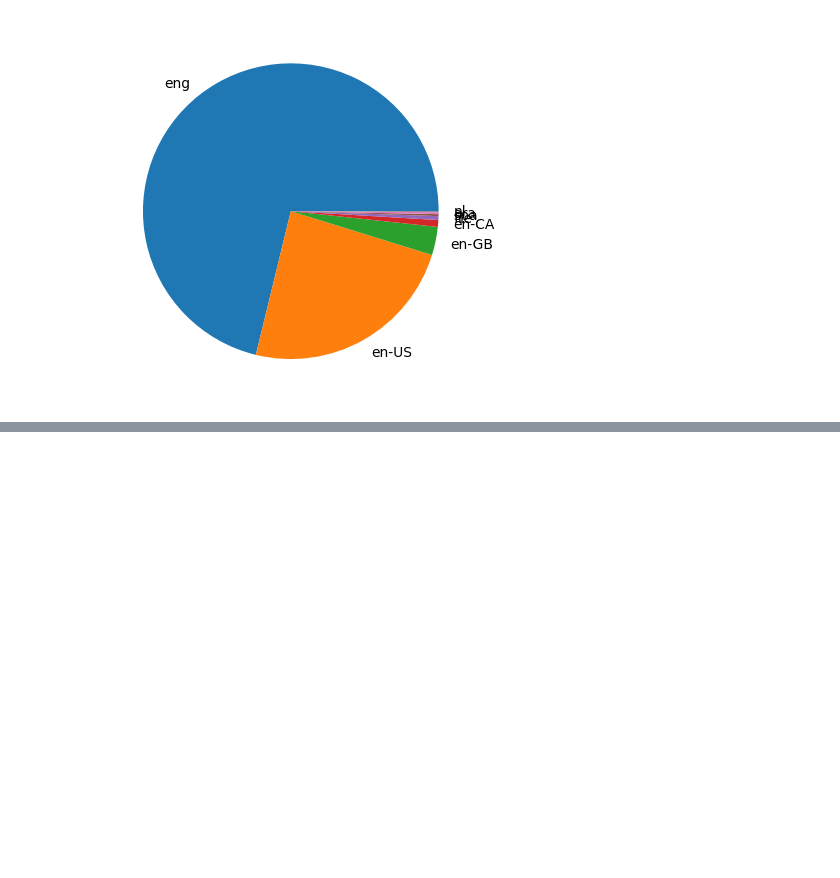
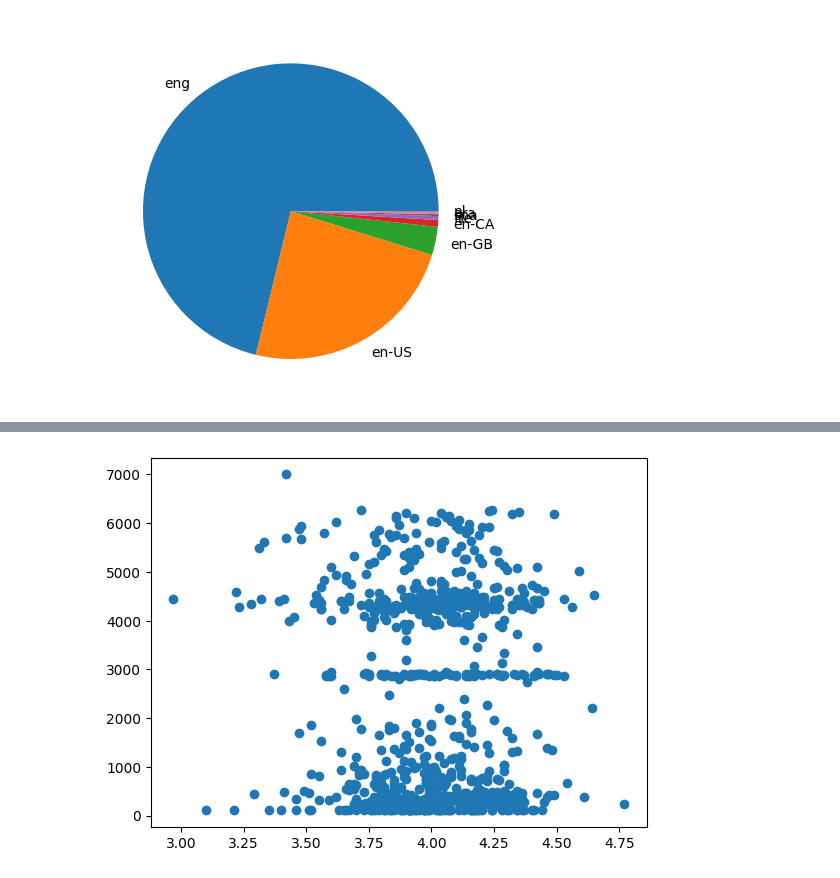
Before and after one commit to MarcioLuizBR/analiseDados_BookStore1, a Jupyter notebook: AnaliseBookStore.ipynb, the cells around one changed output, grey strips where cells are left out. Saved outputs shown, nothing was run; the diff lists cells and outputs as text; code cells hidden in the pictures; blank space fills up the shorter version.

```diff
--- a/AnaliseBookStore.ipynb
+++ b/AnaliseBookStore.ipynb
@@ -216,0 +265,6 @@ plt.pie(language_counts, labels=language_counts.index);
+# %%
+booleano = df["units sold"] < 10000
+
+plt.scatter(df[booleano]["Book_average_rating"], df[booleano]["units sold"]);
+# %% [output]
+[figure, added]
```
Also changed, not shown: parts of 7 cells of this notebook.
